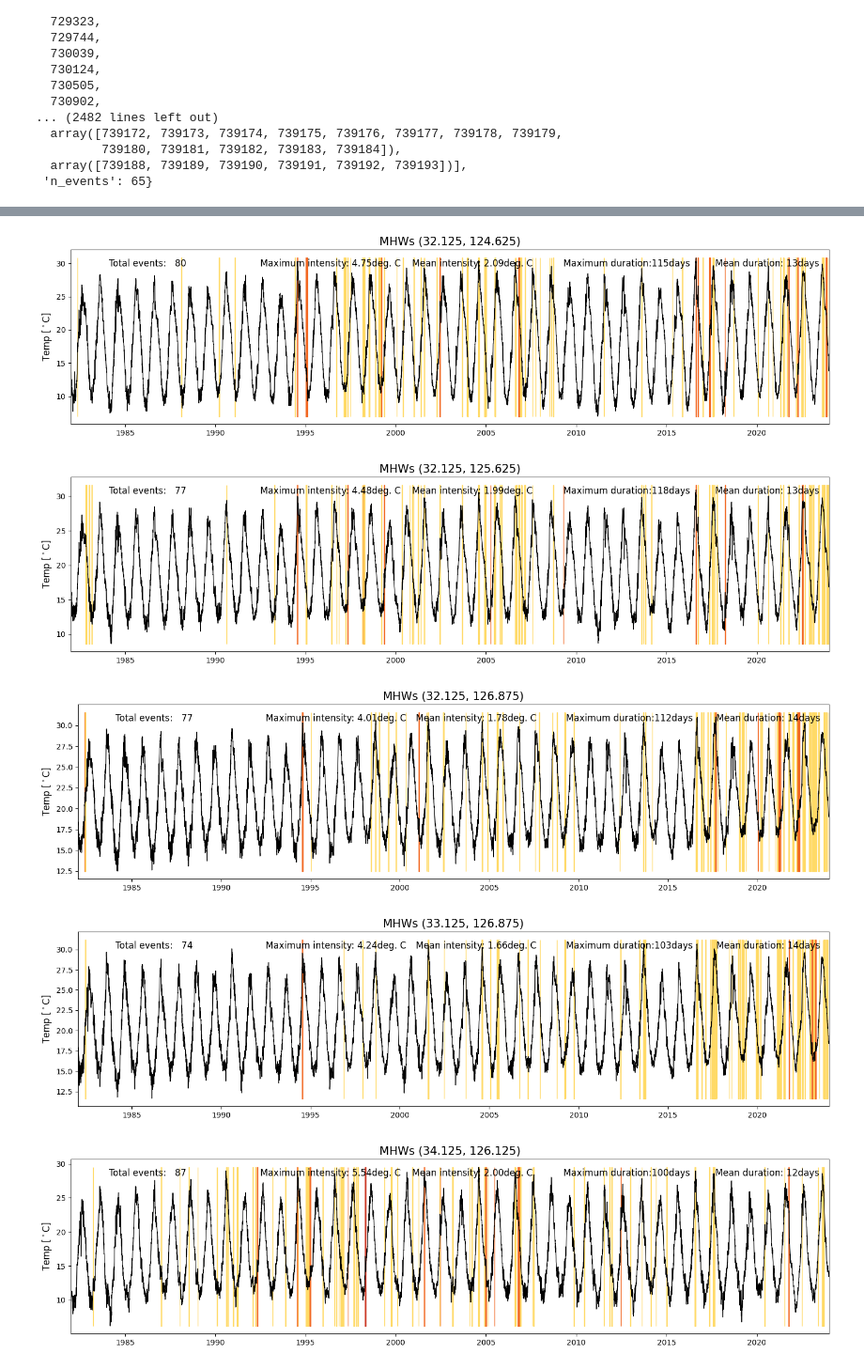
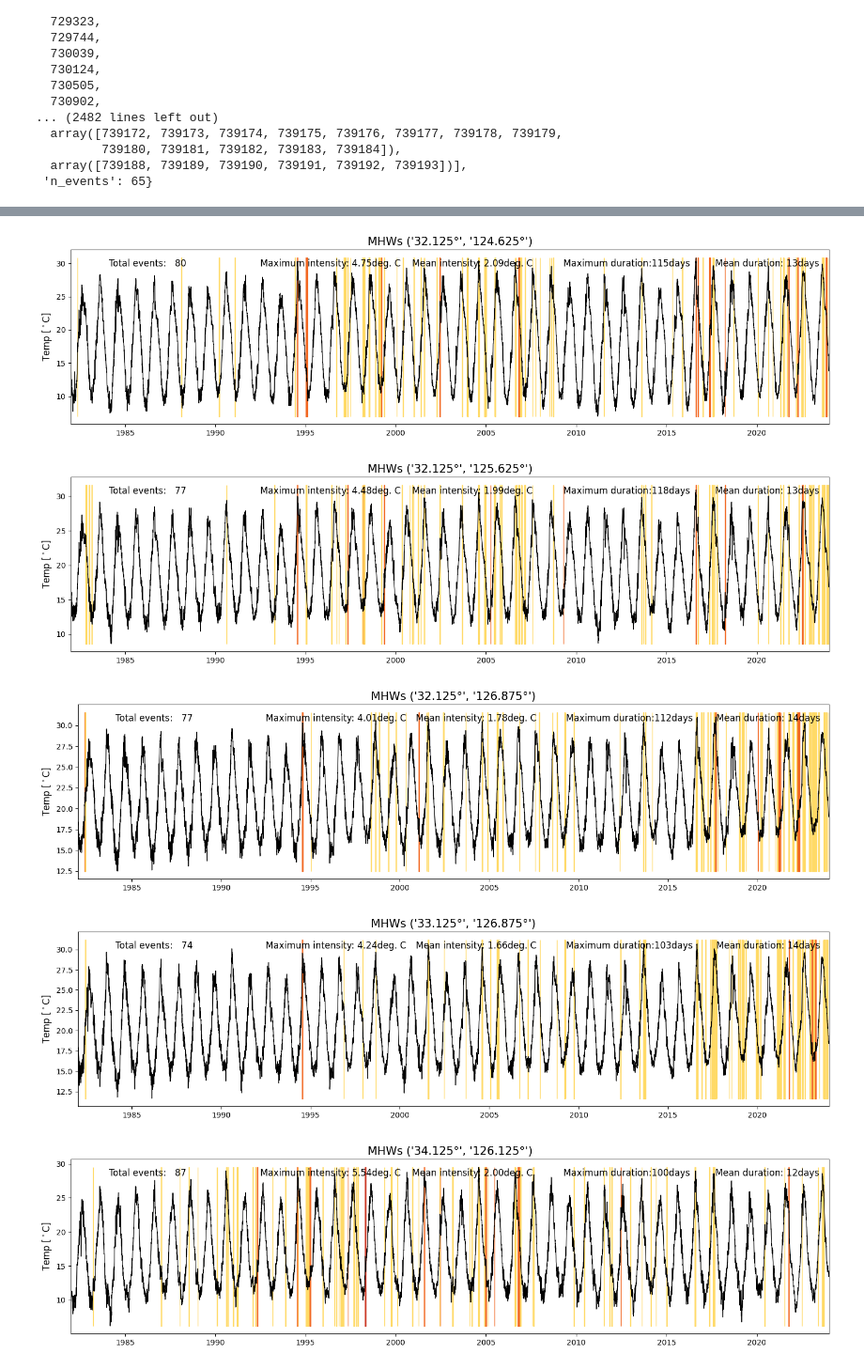
Before and after one commit to astatinegithub/2303_oceanbigdata_project, a Jupyter notebook: MHW_defind_learn.ipynb, the cells around one changed output, grey strips where cells are left out. Shown at 94% size. Saved outputs shown, nothing was run; the diff lists cells and outputs as text; code cells hidden in the pictures.

```diff
--- a/MHW_defind_learn.ipynb
+++ b/MHW_defind_learn.ipynb
@@ -129,11 +129,12 @@ col_cat4 =  (127/255, 20/255, 22/255)# Extreme
 ###
 def make_mhw_plot(lat, lon, date_time_list: list= year_datetime_list, start_y=start_year, end_y=end_year) -> None:
     sst_ = sst.sel(time=year_list, lat=lat, lon=lon).values
-    Time_Period = [start_year, end_year]
-    mhws, clim = mhw_v2.detect(t, sst_, climatologyPeriod = Time_Period, MHWPeriod = Time_Period, smoothPercentileWidth = 31, pctile = 90)
+    Time_Period = [start_year, end_year] # 열파 정의 기간
+    MHW_Period = [start_year, end_year] # 열파 적용 기간
+    mhws, clim = mhw_v2.detect(t, sst_, climatologyPeriod = Time_Period, MHWPeriod = MHW_Period, smoothPercentileWidth = 31, pctile = 90)
     fig = plt.figure(figsize=(15,4))
     ax = plt.subplot(1,1,1)
-    plt.title(f'MHWs {lat, lon}', size=15)
+    plt.title(f'MHWs {str(lat)+'°', str(lon)+'°'}', size=15)
     plt.plot(date_time_list, sst_, 'k-', linewidth=1)
 
     # Fill events
@@ -166,13 +175,14 @@ def make_mhw_plot(lat, lon, date_time_list: list= year_datetime_list, start_y=st
 # %%
 make_mhw_plot(32.125, 124.625)
 make_mhw_plot(32.125, 125.625)
 make_mhw_plot(32.125, 126.875)
 make_mhw_plot(33.125, 126.875)
 make_mhw_plot(34.125, 126.125)
 make_mhw_plot(34.125, 128.125)
+make_mhw_plot(39.125, 129.625)
 # %% [output]
-[figure, old version]
+[figure, new version]
-[figure, old version]
+[figure, new version]
-[figure, old version]
+[figure, new version]
-[figure, old version]
+[figure, new version]
-[figure, old version]
+[figure, new version]
```
Also changed, not shown: parts of 3 cells of this notebook, 3 other files.
